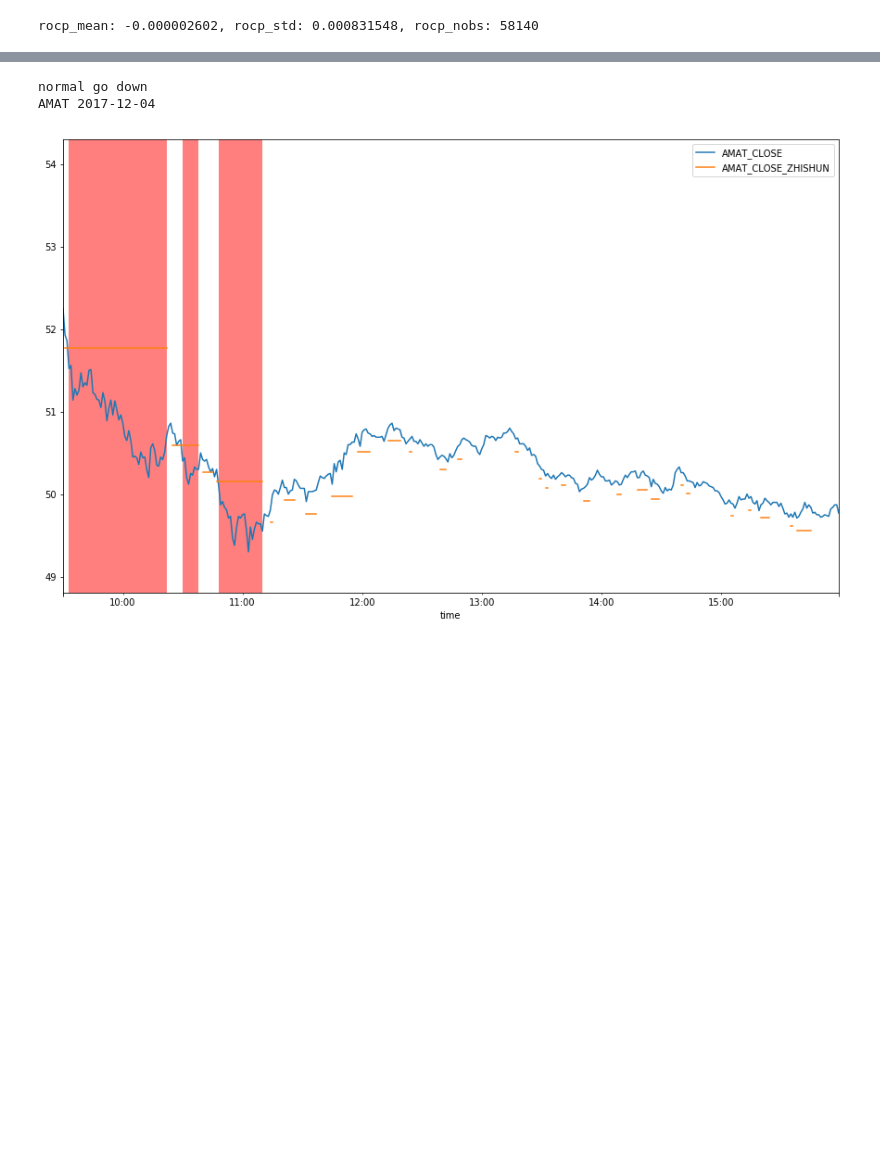
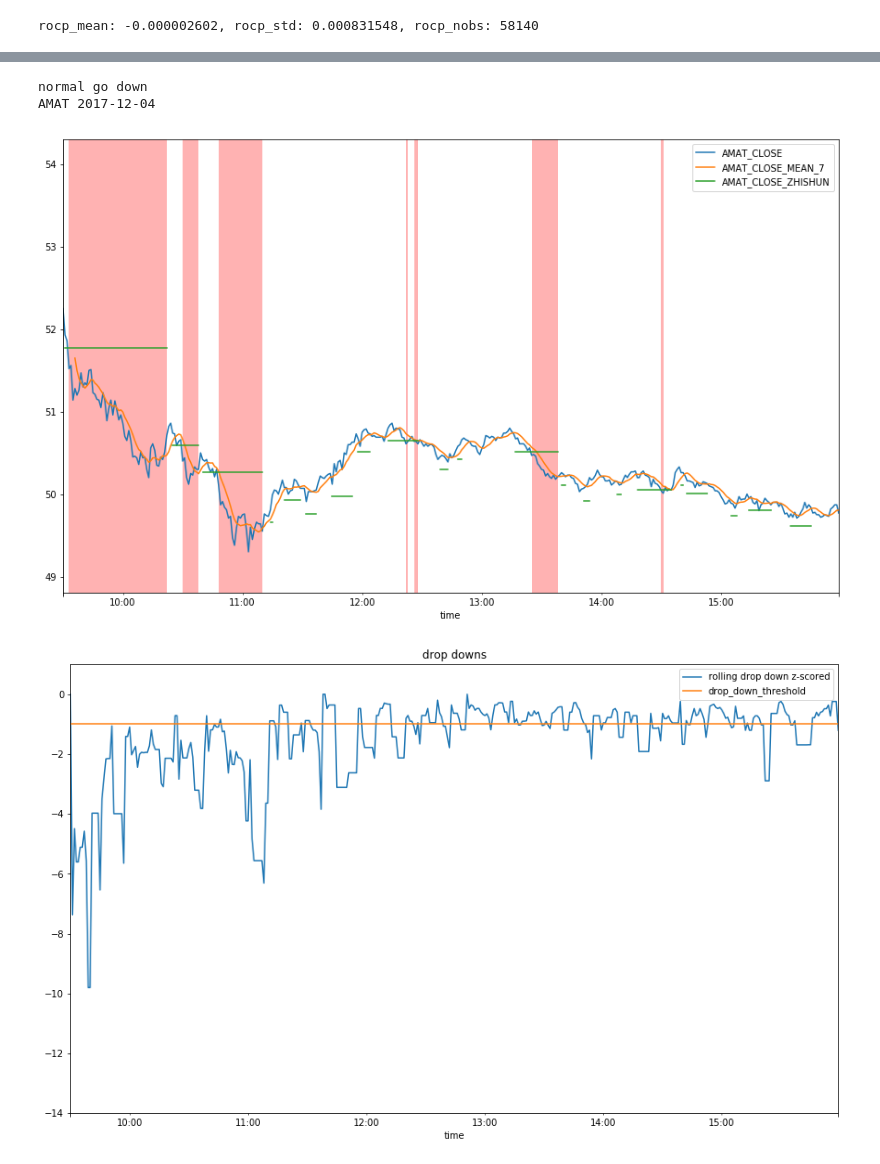
Before and after one commit to bovetliu/udacity_p_f, a Jupyter notebook: src/analytic/notebooks/avoid_slump.ipynb, the cells around one changed output, grey strips where cells are left out. Cells and saved outputs as stored; diff of their text form; code cells hidden in the pictures; blank space fills up the shorter version.

Commit message:
now conside sma >= 0 as stop_zhishun  signal

```diff
--- a/src/analytic/notebooks/avoid_slump.ipynb
+++ b/src/analytic/notebooks/avoid_slump.ipynb
@@ -157,29 +199,49 @@ AMAT 2017-10-04
 # %%
 selected_date = '2017-12-04'
 the_df_selected = the_df.loc[selected_date]
 closes_of_selected = the_df_selected['AMAT_CLOSE']
+ma = ta_indicators.get_rolling_mean(closes_of_selected, 7)
+ma_rocp_2 = ta_indicators.get_rocp(ma, 2)
+
 ax = closes_of_selected.plot(figsize=(15, 9), legend=True,
                              ylim=(closes_of_selected.min() - 0.5,
-                                   closes_of_selected.min() + 5))
+                                   closes_of_selected.min() + 5),
+                             grid=True)
+ma.plot(ax=ax, legend=True)
 drop_downs = closes_of_selected.rolling(window=7, min_periods=1)\
     .apply(statistics.drop_down, kwargs=kwargs)
+drop_downs.name = "rolling drop down z-scored"
+
+
 zhishun_line = ta_indicators.get_zhishun(
-    closes_of_selected, drop_downs <= -1, buffer=0.003)
-
+    closes_of_selected,
+    drop_downs <= -1.0,
+    ma_rocp_2 >= 0.0,
+    buffer=0.003)
 zhishun_line.plot(ax=ax, legend=True)
 import matplotlib.transforms as mtransforms
 trans = mtransforms.blended_transform_factory(ax.transData, ax.transAxes)
 ax.fill_between(closes_of_selected.index,
                 0, 1,
-                where=(closes_of_selected < zhishun_line).values,
-                facecolor='red', alpha=0.5, transform=trans)
+                where=(closes_of_selected <= zhishun_line).values,
+                facecolor='red', alpha=0.3, transform=trans)
 print("normal go down")
 print("AMAT {}".format(selected_date))
 plt.show()
+
+ax = drop_downs.plot(title="drop downs", legend=True, figsize=(15, 9),
+                     ylim=(-14, 1),
+                     grid=True)
+drop_down_threshold = pd.Series(np.ones((390), dtype=np.float32),
+                                index=drop_downs.index).multiply(-1)
+drop_down_threshold.name = "drop_down_threshold"
+drop_down_threshold.plot(ax=ax, legend=True)
+plt.show()
 # %% [output]
 normal go down
 AMAT 2017-12-04
-[figure, old version]
+[figure, new version]
+[figure, added]
 # %%
 selected_date = '2017-10-06'
 the_df_selected = the_df.loc[selected_date]
```
Also changed, not shown: parts of 4 cells of this notebook, 2 other files.
